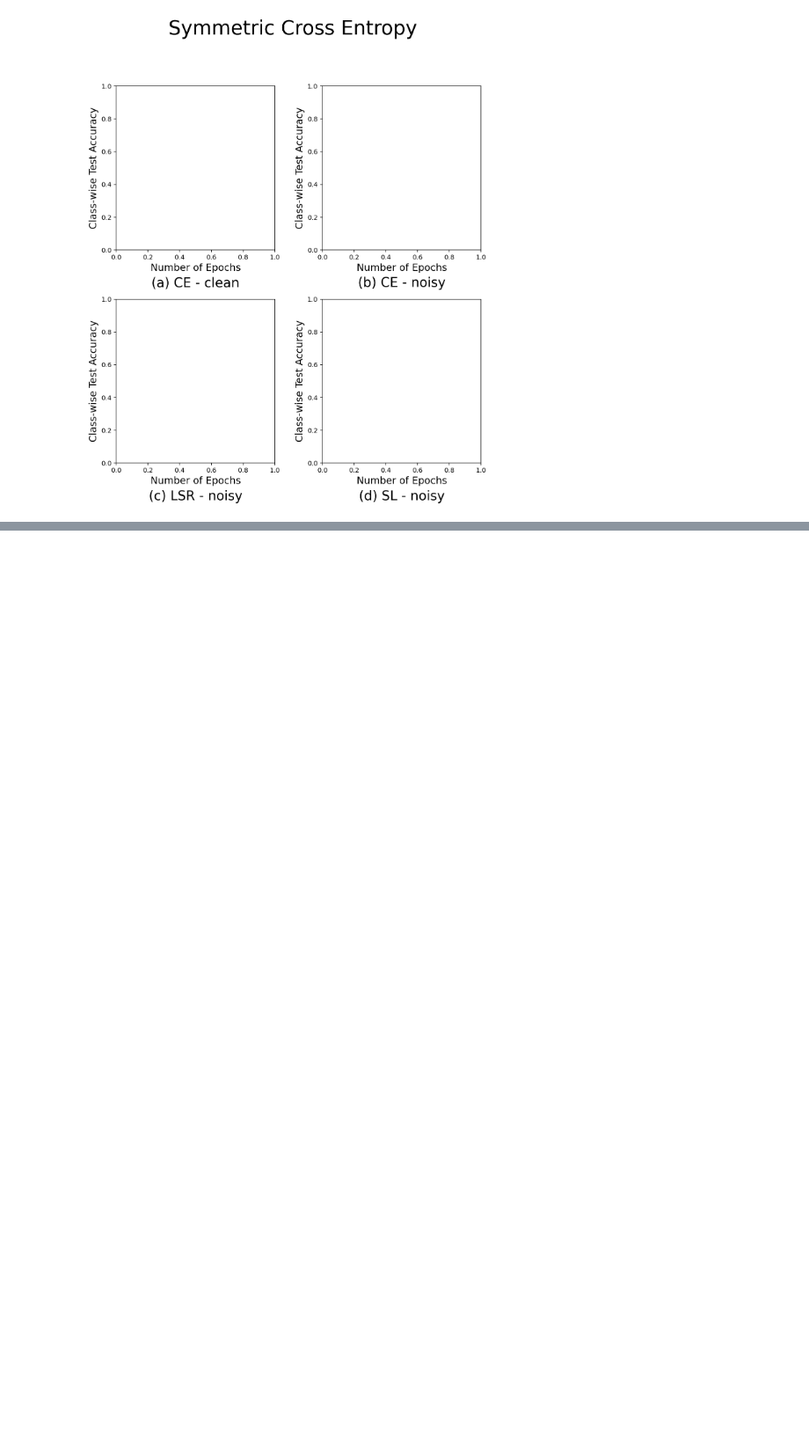
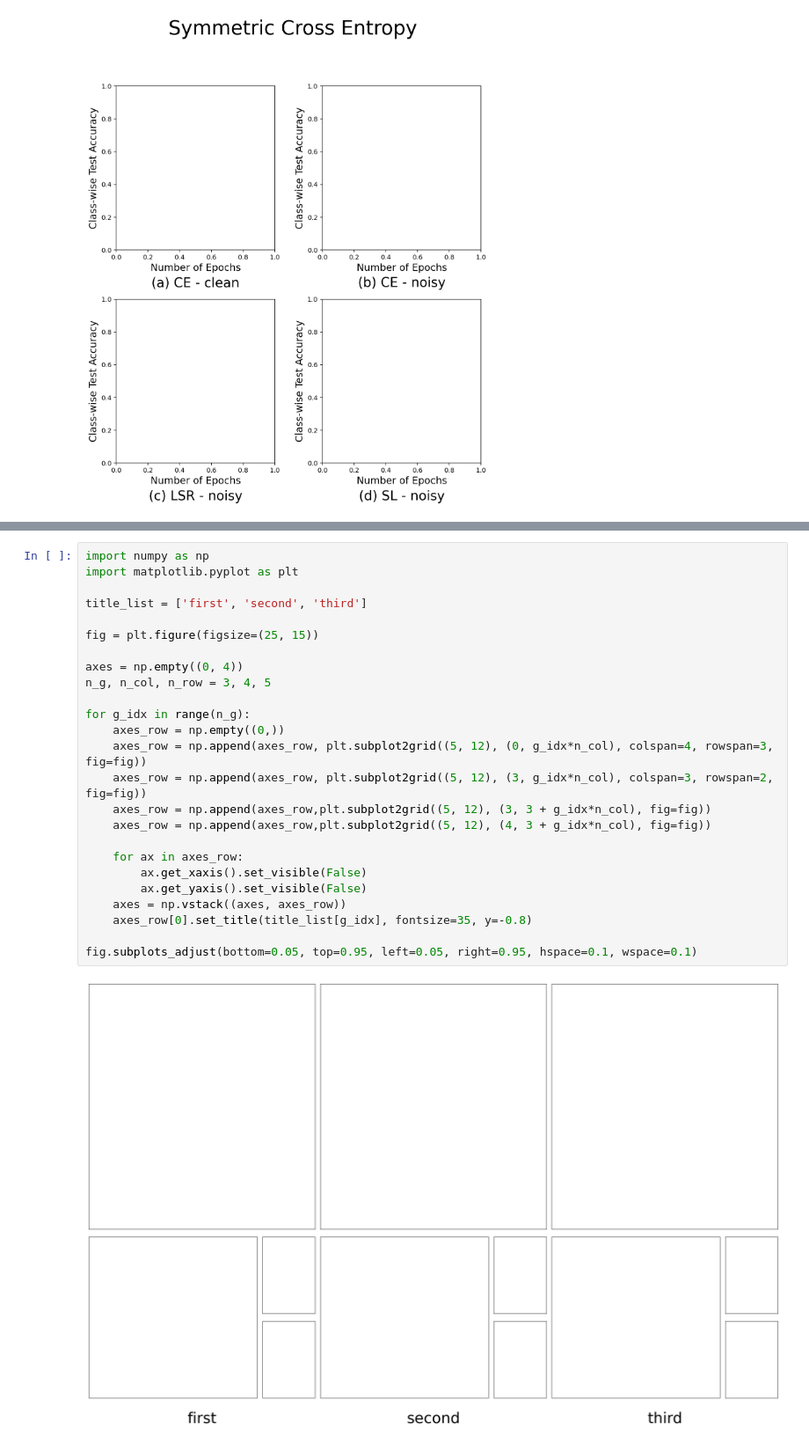
Before and after one commit to bluefruit0215/matplotlib_study, a Jupyter notebook: 1-3 실습.ipynb, the cells around one changed output, grey strips where cells are left out. Shown: that part at 88% size. Cells and saved outputs as stored; diff of their text form; blank space fills up the shorter version.

```diff
--- a/1-3 실습.ipynb
+++ b/1-3 실습.ipynb
@@ -42,0 +61,27 @@ fig.subplots_adjust(top=title_bottom, bottom=0.1, hspace=0.3, wspace=0.3)
+# %%
+import numpy as np
+import matplotlib.pyplot as plt
+
+title_list = ['first', 'second', 'third']
+
+fig = plt.figure(figsize=(25, 15))
+
+axes = np.empty((0, 4))
+n_g, n_col, n_row = 3, 4, 5
+
+for g_idx in range(n_g):
+    axes_row = np.empty((0,))
+    axes_row = np.append(axes_row, plt.subplot2grid((5, 12), (0, g_idx*n_col), colspan=4, rowspan=3, fig=fig))
+    axes_row = np.append(axes_row, plt.subplot2grid((5, 12), (3, g_idx*n_col), colspan=3, rowspan=2, fig=fig))
+    axes_row = np.append(axes_row,plt.subplot2grid((5, 12), (3, 3 + g_idx*n_col), fig=fig))
+    axes_row = np.append(axes_row,plt.subplot2grid((5, 12), (4, 3 + g_idx*n_col), fig=fig))
+
+    for ax in axes_row:
+        ax.get_xaxis().set_visible(False)
+        ax.get_yaxis().set_visible(False)
+    axes = np.vstack((axes, axes_row))
+    axes_row[0].set_title(title_list[g_idx], fontsize=35, y=-0.8)
+
+fig.subplots_adjust(bottom=0.05, top=0.95, left=0.05, right=0.95, hspace=0.1, wspace=0.1)
+# %% [output]
+[figure, added]
```
Also changed, not shown: parts of 1 cell of this notebook.
